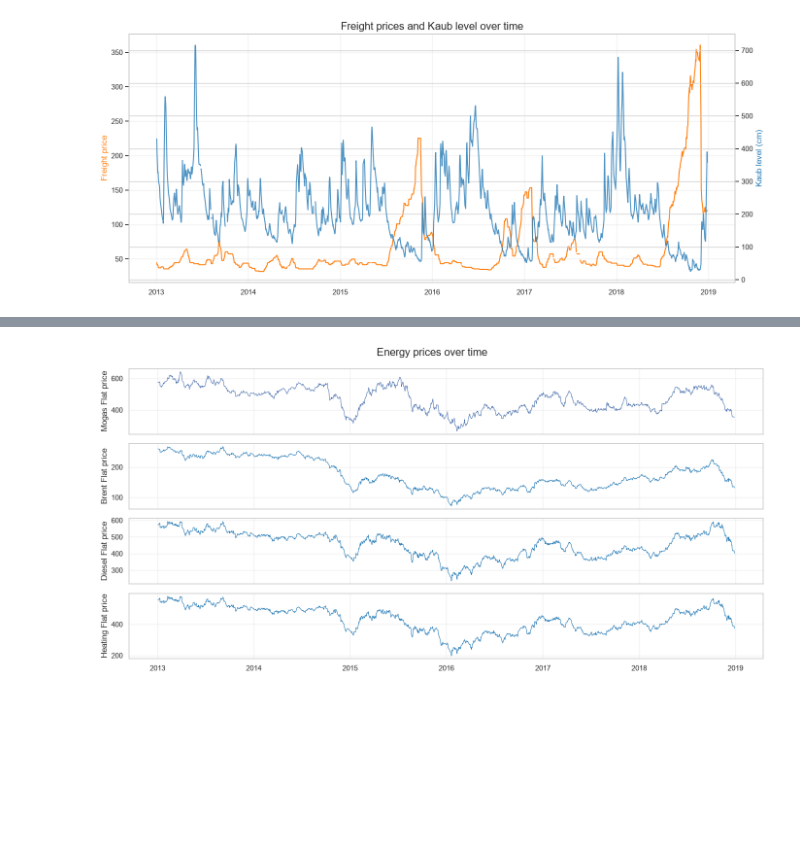
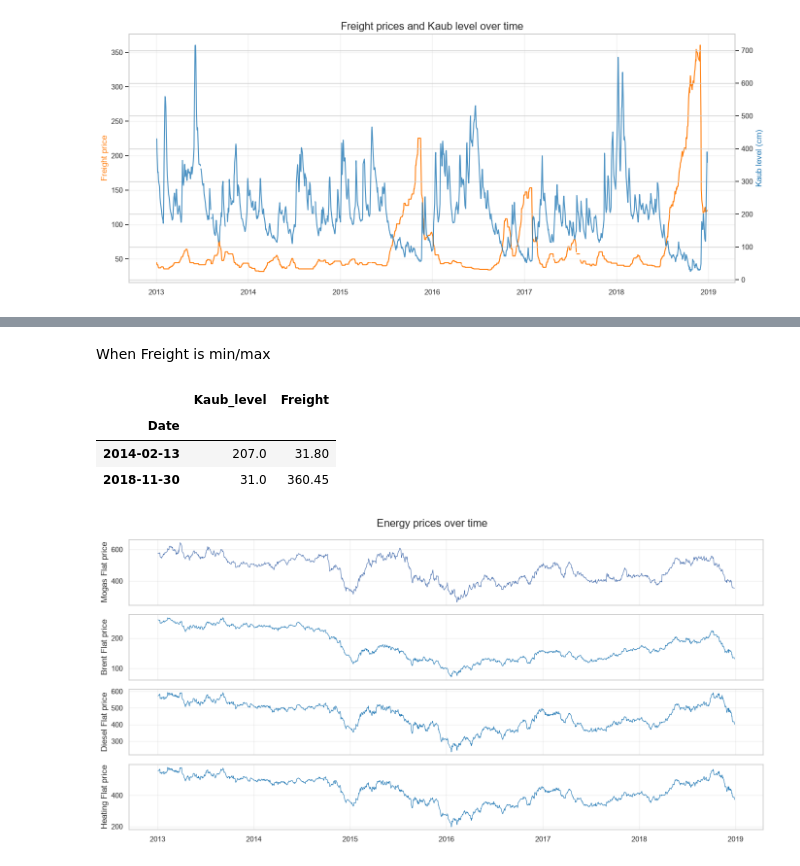
Before and after one commit to pejoCloser/Freight_Challenge, a Jupyter notebook: notebooks/01_EDA.ipynb, the cells around one changed output, grey strips where cells are left out. Drawn from its saved outputs; the diff is of its cells as text; code cells hidden in the pictures; blank space fills up the shorter version.

```diff
--- a/notebooks/01_EDA.ipynb
+++ b/notebooks/01_EDA.ipynb
@@ -271,3 +281,13 @@ plt.show()
+# %% [markdown]
+When Freight is min/max
+# %%
+cols = ["Kaub_level", "Freight"]
+df_freight.loc[[df_freight["Freight"].idxmin(), df_freight["Freight"].idxmax()], cols]
+# %% [output]
+|  | Kaub_level | Freight |
+| Date |  |  |
+| 2014-02-13 | 207.0 | 31.80 |
+| 2018-11-30 | 31.0 | 360.45 |
 # %%
 fig, ax = plt.subplots(4, 1, figsize=(14, 7), sharex=True)
 
```
Also changed, not shown: parts of 3 cells of this notebook, 2 other files.
